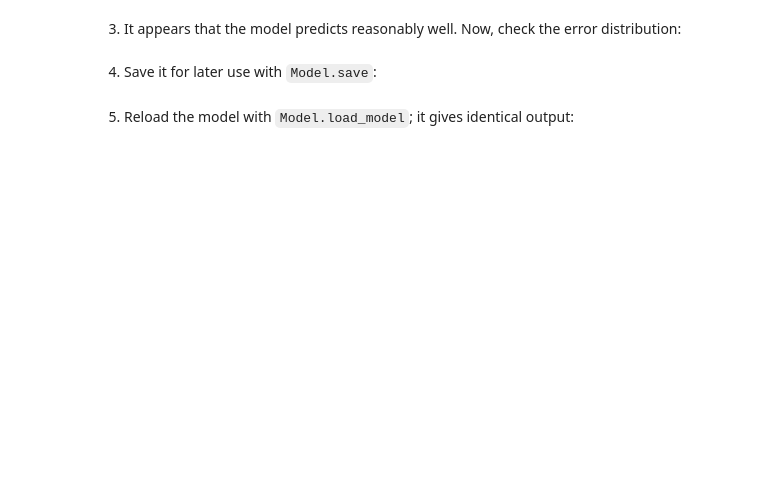
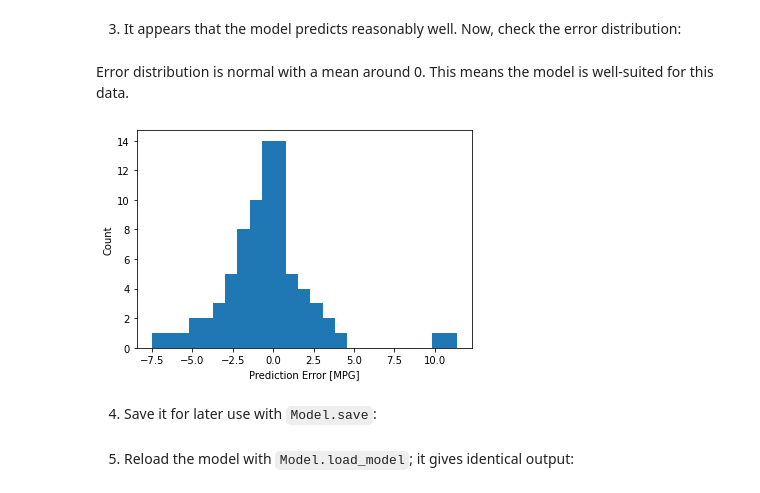
Before and after one commit to rnirms/MLE-10, a Jupyter notebook: assignments/week-07-intro-dl/nb/fuel_efficiency.ipynb, the cells around one changed output. Drawn from its saved outputs; the diff is of its cells as text; code cells hidden in the pictures; blank space fills up the shorter version.

```diff
--- a/assignments/week-07-intro-dl/nb/fuel_efficiency.ipynb
+++ b/assignments/week-07-intro-dl/nb/fuel_efficiency.ipynb
@@ -286,10 +525,14 @@ _ = plt.plot(lims, lims)
 # %% [markdown]
 3. It appears that the model predicts reasonably well. Now, check the error distribution:
+# %% [markdown]
+Error distribution is normal with a mean around 0. This means the model is well-suited for this data.
 # %%
-error = None # YOUR CODE HERE
+error = test_labels - test_predictions # YOUR CODE HERE
 plt.hist(error, bins=25)
 plt.xlabel('Prediction Error [MPG]')
 _ = plt.ylabel('Count')
+# %% [output]
+[figure, added]
 # %% [markdown]
 4. Save it for later use with `Model.save`:
 # %%
```
Also changed, not shown: parts of 88 cells of this notebook, 1 other file.
